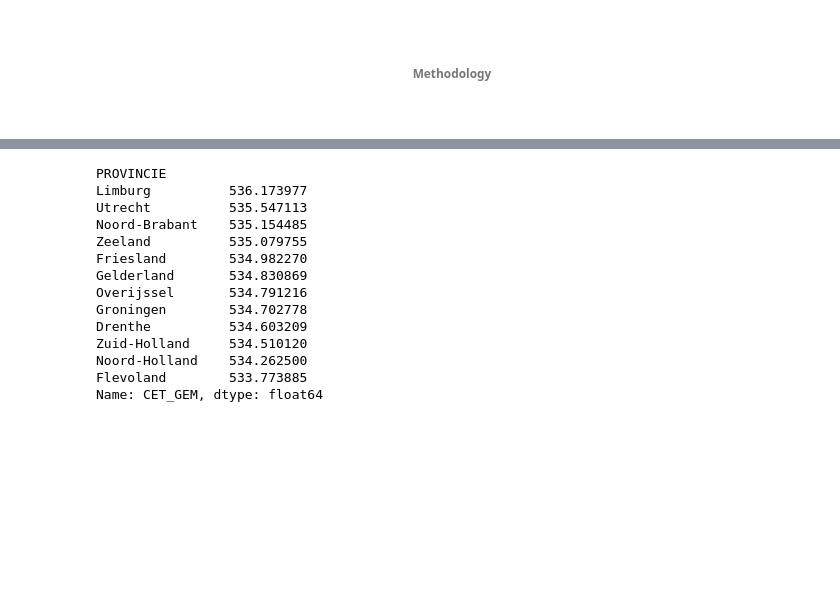
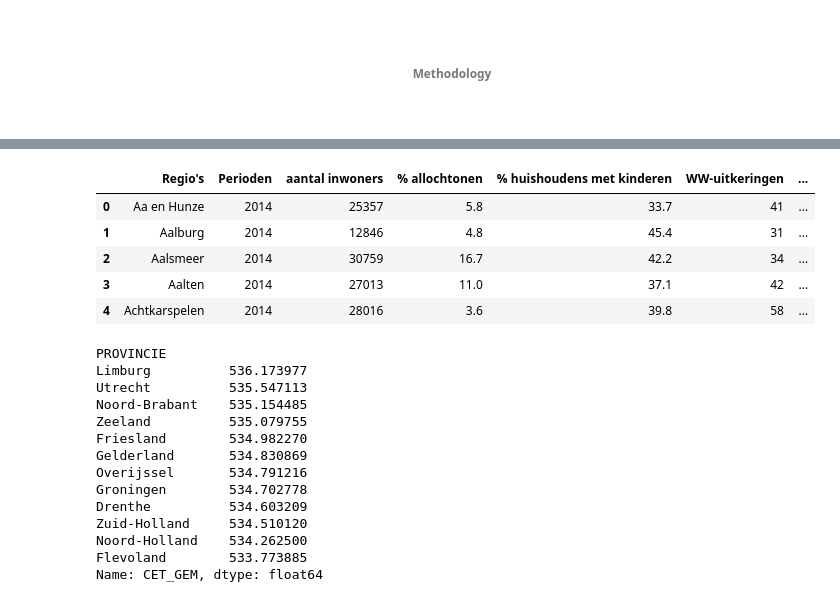
Before and after one commit to MJJMeijerink/MJJMeijerink.github.io, a Jupyter notebook: DataScience/Slides/Final Data Science Project 2016.ipynb, the cells around one changed output, grey strips where cells are left out. Saved outputs shown, nothing was run; the diff lists cells and outputs as text; code cells hidden in the pictures; blank space fills up the shorter version.

```diff
--- a/DataScience/Slides/Final Data Science Project 2016.ipynb
+++ b/DataScience/Slides/Final Data Science Project 2016.ipynb
@@ -71,3 +95,12 @@ allData = citoscores[citoscores.CET_GEM > 0].merge(schooladviezen, how='inner').
+# %%
+kerncijfers.head()
+# %% [output]
+|  | Regio's | Perioden | aantal inwoners | % allochtonen | % huishoudens met kinderen | WW-uitkeringen | ... |
+| 0 | Aa en Hunze | 2014 | 25357 | 5.8 | 33.7 | 41 | ... |
+| 1 | Aalburg | 2014 | 12846 | 4.8 | 45.4 | 31 | ... |
+| 2 | Aalsmeer | 2014 | 30759 | 16.7 | 42.2 | 34 | ... |
+| 3 | Aalten | 2014 | 27013 | 11.0 | 37.1 | 42 | ... |
+| 4 | Achtkarspelen | 2014 | 28016 | 3.6 | 39.8 | 58 | ... |
 # %%
 provincies = allData.groupby(['PROVINCIE']).mean()['CET_GEM'].sort_values(ascending=False)
 provincies
```
Also changed, not shown: parts of 7 cells of this notebook.
